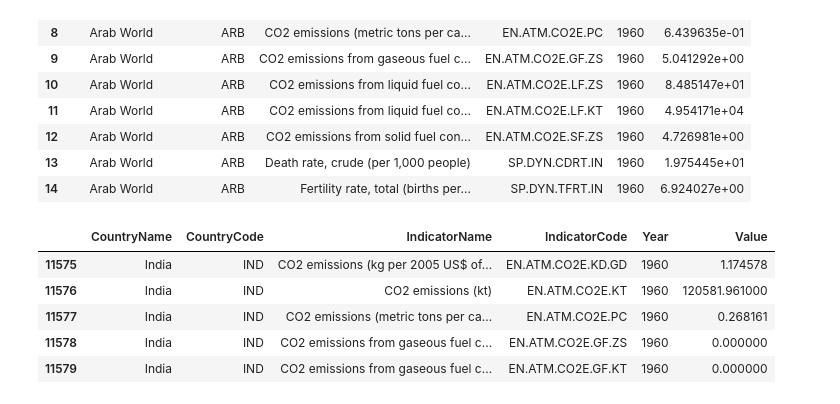
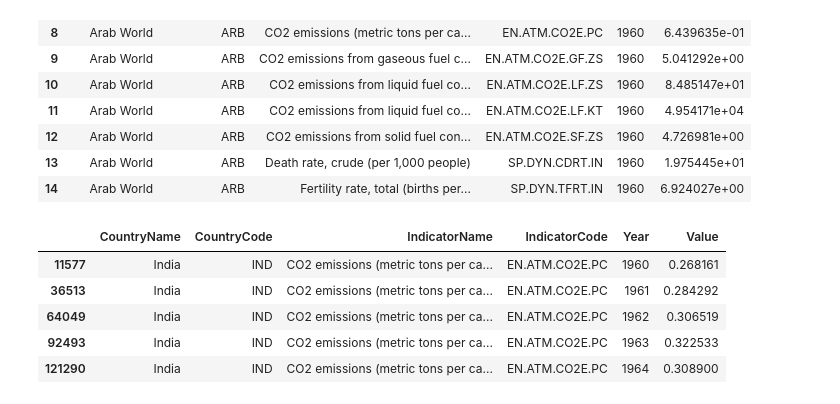
Before and after one commit to srujaan/Data-Science, a Jupyter notebook: week-5-Visualization/practice.ipynb, the cells around one changed output. Saved outputs shown, nothing was run; the diff lists cells and outputs as text; code cells hidden in the pictures.

Commit message:
india comapared with other countries

```diff
--- a/week-5-Visualization/practice.ipynb
+++ b/week-5-Visualization/practice.ipynb
@@ -26,17 +26,17 @@ read_file.head(15)
 | 14 | Arab World | ARB | Fertility rate, total (births per... | SP.DYN.TFRT.IN | 1960 | 6.924027e+00 |
 # %%
 country = read_file['CountryName'].str.contains('India')
-indicator = read_file['IndicatorName'].str.contains('CO2 emissions ')
+indicator = read_file['IndicatorName'].str.contains('CO2 emissions \(metric')
 #read_file[country].head()
 display = read_file[country & indicator]
 display.head()
 # %% [output]
 |  | CountryName | CountryCode | IndicatorName | IndicatorCode | Year | Value |
-| 11575 | India | IND | CO2 emissions (kg per 2005 US$ of... | EN.ATM.CO2E.KD.GD | 1960 | 1.174578 |
-| 11576 | India | IND | CO2 emissions (kt) | EN.ATM.CO2E.KT | 1960 | 120581.961000 |
 | 11577 | India | IND | CO2 emissions (metric tons per ca... | EN.ATM.CO2E.PC | 1960 | 0.268161 |
-| 11578 | India | IND | CO2 emissions from gaseous fuel c... | EN.ATM.CO2E.GF.ZS | 1960 | 0.000000 |
-| 11579 | India | IND | CO2 emissions from gaseous fuel c... | EN.ATM.CO2E.GF.KT | 1960 | 0.000000 |
+| 36513 | India | IND | CO2 emissions (metric tons per ca... | EN.ATM.CO2E.PC | 1961 | 0.284292 |
+| 64049 | India | IND | CO2 emissions (metric tons per ca... | EN.ATM.CO2E.PC | 1962 | 0.306519 |
+| 92493 | India | IND | CO2 emissions (metric tons per ca... | EN.ATM.CO2E.PC | 1963 | 0.322533 |
+| 121290 | India | IND | CO2 emissions (metric tons per ca... | EN.ATM.CO2E.PC | 1964 | 0.308900 |
 # %%
 years = display['Year'].values
 # %%
```
Also changed, not shown: parts of 9 cells of this notebook.
